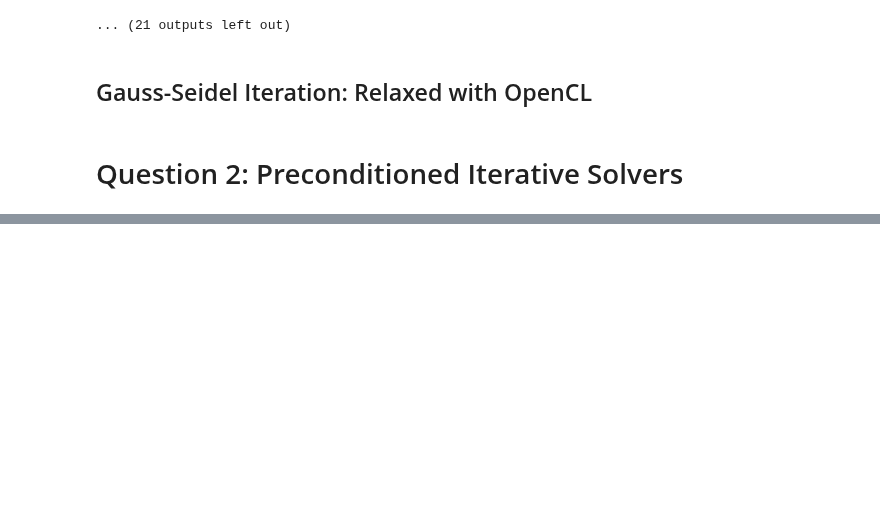
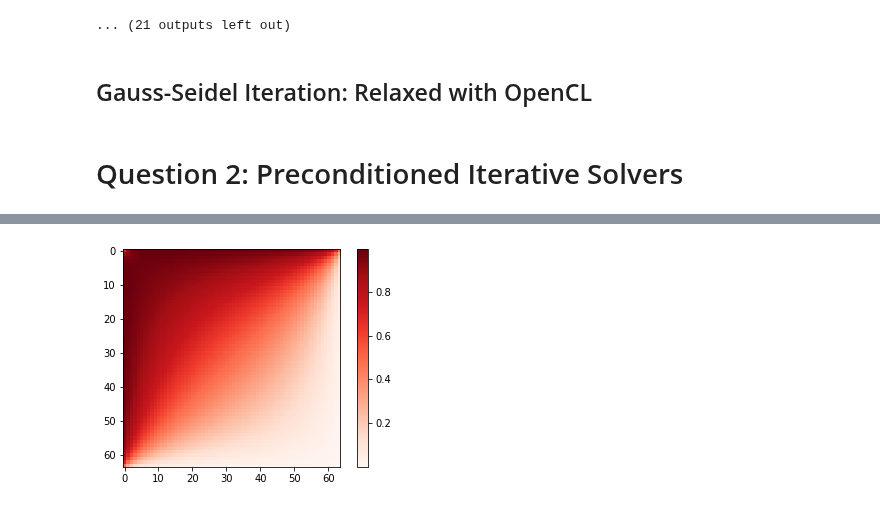
Before and after one commit to johnduffymsc/PHAS0102, a Jupyter notebook: assignment-3.ipynb, the cells around one changed output, grey strips where cells are left out. Drawn from its saved outputs; the diff is of its cells as text; code cells hidden in the pictures; blank space fills up the shorter version.

```diff
--- a/assignment-3.ipynb
+++ b/assignment-3.ipynb
@@ -372,5 +485,5 @@ for i in range(32):
 # %%
-def stencil_discretisation(m):
+def stencil_discretisation_new(m):
 
     a = np.zeros((m * m, m * m))
 
@@ -455,0 +510,6 @@ plt.show()
+# %%
+M = 64
+
+f = 1
+
+A = stencil_discretisation_new(M)
@@ -455,0 +526,16 @@ plt.show()
+# %%
+b = np.zeros((M, M))
+u = np.zeros((M, M))
+
+b[0, :] = 1
+b[:, 0] = 1
+# %%
+x, _ = cg(A, b.flatten(), u.flatten())
+
+x = x.reshape(M, M)
+# %%
+plt.imshow(x, cmap='Reds')
+plt.colorbar()
+plt.show()
+# %% [output]
+[figure, added]
```
Also changed, not shown: parts of 6 cells of this notebook.
